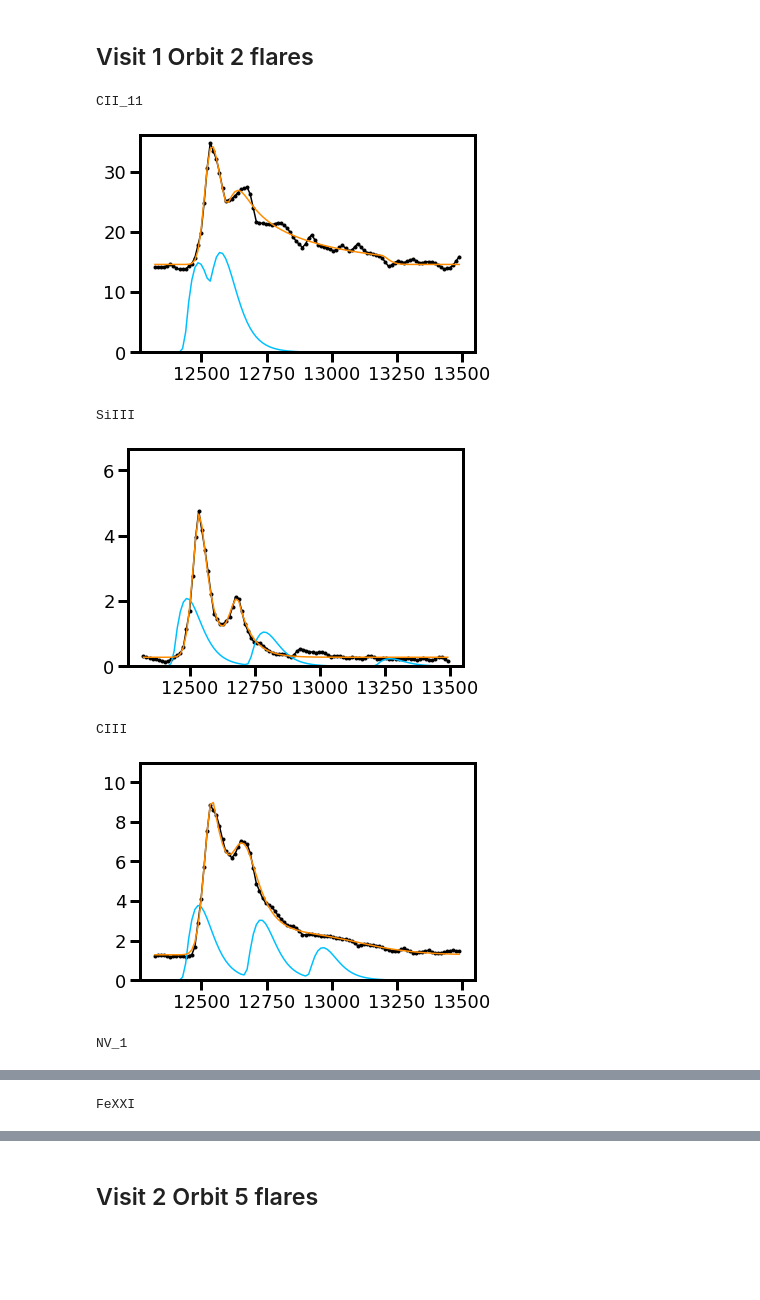
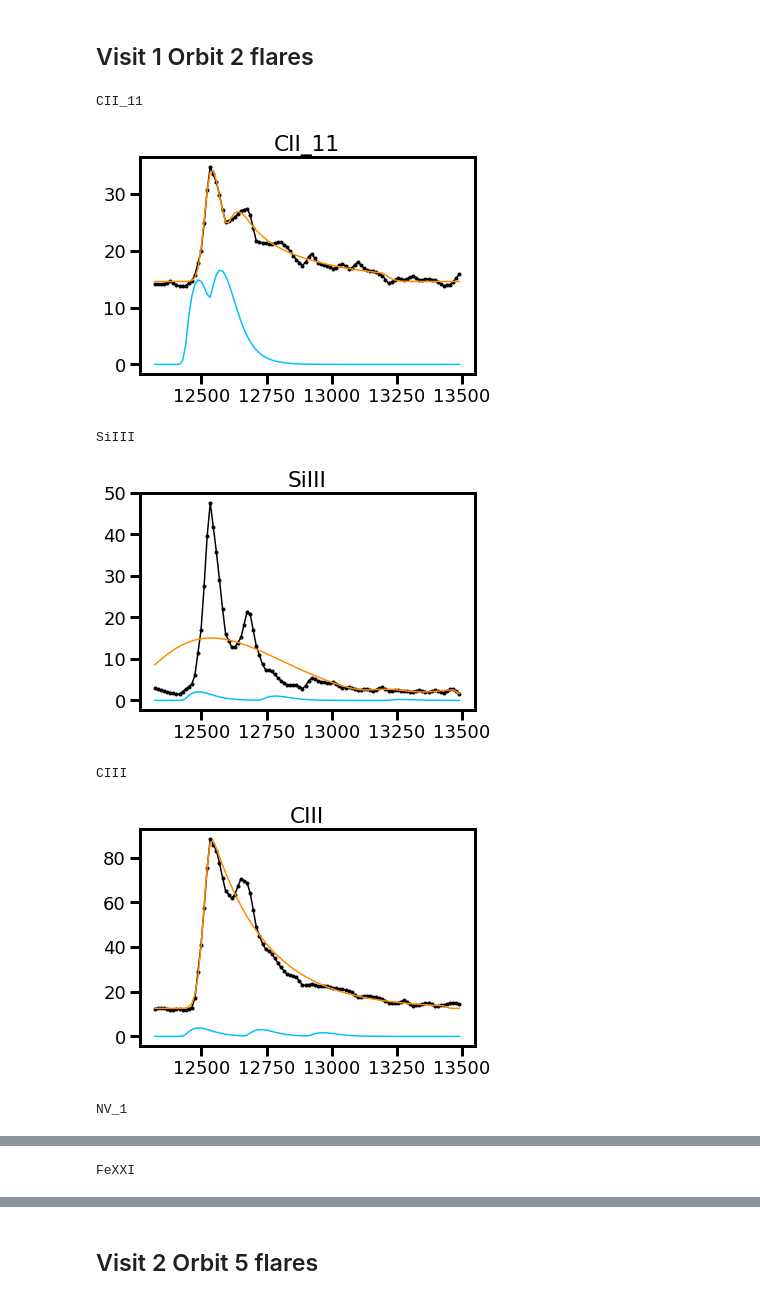
Before and after one commit to afeinstein20/cos_flares, a Jupyter notebook: notebooks/flare_analysis.ipynb, the cells around one changed output, grey strips where cells are left out. Saved outputs shown, nothing was run; the diff lists cells and outputs as text; code cells hidden in the pictures; blank space fills up the shorter version.

```diff
--- a/notebooks/flare_analysis.ipynb
+++ b/notebooks/flare_analysis.ipynb
@@ -529,11 +328,11 @@ for j in [1,3,-4,-3,-1]:
     upsample = np.linspace(fwc.time[mask].min(), fwc.time[mask].max(), 40)
 
     if ion !='CIII':
+        finterp = interp1d(fwc.time[mask].value, f[mask]/1e-13)
+        einterp = interp1d(fwc.time[mask].value, e[mask]/1e-13)
+    else:
         finterp = interp1d(fwc.time[mask].value, f[mask]/1e-12)
         einterp = interp1d(fwc.time[mask].value, e[mask]/1e-12)
-    else:
-        finterp = interp1d(fwc.time[mask].value, f[mask]/1e-11)
-        einterp = interp1d(fwc.time[mask].value, e[mask]/1e-11)
 
     plt.plot(upsample,
              finterp(upsample),
@@ -591,20 +390,21 @@ fmodels = []
 
 mask = f_int[1] > 0
 tmp1 = []
+scalings = []
 
 for ion in ions:
     print(ion)
 
     upsample = np.linspace(fwc.time[mask].min(), fwc.time[mask].max(), 100)
 
-    if ion !='CIII':
-        finterp = interp1d(fwc.time[mask], fwc.width_table[ion][mask]/1e-12)
-        einterp = interp1d(fwc.time[mask], fwc.error_table[ion][mask]/1e-12)
+    if ion not in ['CIII','CII_11','FeXXI']:
+        scaling=1e-13
+        finterp = interp1d(fwc.time[mask], fwc.width_table[ion][mask]/scaling)
+        einterp = interp1d(fwc.time[mask], fwc.error_table[ion][mask]/scaling)
+    else:
         scaling=1e-12
-    else:
-        finterp = interp1d(fwc.time[mask], fwc.width_table[ion][mask]/1e-11)
-        einterp = interp1d(fwc.time[mask], fwc.error_table[ion][mask]/1e-11)
-        scaling=1e-11
+        finterp = interp1d(fwc.time[mask], fwc.width_table[ion][mask]/scaling)
+        einterp = interp1d(fwc.time[mask], fwc.error_table[ion][mask]/scaling)
 
     plt.plot(upsample,
              finterp(upsample),
@@ -612,42 +412,43 @@ for ion in ions:
 
     t0, amp = multi_peaks(fwc.time[mask], fwc.width_table[ion][mask])
     rise, decay = [10,10,10],[50,50,50]
+    scalings.append(scaling)
 
-
-    if ion == 'SiIII' or ion == 'CIII' or ion=='NV_1':
+    if ion == 'SiIII' or ion == 'CIII':# or ion=='NV_1':
         out = fwc.fit_flare(ion=ion, mask=mask, model='convolved',
                             eta=t0-20, omega=np.full(3,50),
                             alpha=np.full(3,50),
-                            amp=amp/scaling*10, t0=t0+300, rise=rise, decay=decay,
+                            amp=amp/scaling, t0=t0+300, rise=rise, decay=decay,
                             x=upsample.value, y=finterp(upsample),
                             yerr=einterp(upsample))
-    elif ion == 'CII_11':
+    elif ion == 'CII_11' or ion=='NV_1':
         t0[1]-=100
         out = fwc.fit_flare(ion=ion, mask=mask, model='convolved',
                             eta=t0[:2]-20, omega=np.full(2,50),
                             alpha=np.full(2,50),
                             amp=amp[:2]/scaling*10, t0=t0[:2]+300,
                             rise=rise[:2], decay=decay[:2],
                             x=upsample.value, y=finterp(upsample),
                             yerr=einterp(upsample))
     else:
         out = fwc.fit_flare(ion=ion, mask=mask, model='convolved',
                             eta=t0[:1]-20, omega=[150], alpha=[50],
-                            amp=amp[:1]/1e-12*10,t0=t0[:1]+300, rise=rise[:1], decay=decay[:1],
+                            amp=amp[:1]/1e-12,t0=t0[:1]+300, rise=rise[:1], decay=decay[:1],
                             x=upsample.value, y=finterp(upsample))#,
                             #yerr=einterp(upsample))
     plt.plot(upsample, out[-2], color='deepskyblue')
     plt.plot(upsample, out[-1].best_fit, color='darkorange')
-    plt.ylim(0, np.nanmax(out[-1].best_fit)+2)
+    #plt.ylim(0, np.nanmax(out[-1].best_fit)+2)
+    plt.title(ion)
     tmp1.append(out)
     plt.show()
 
 fmodels.append(tmp1)
 # %% [output]
 CII_11
-[figure, old version]
+[figure, new version]
 SiIII
-[figure, old version]
+[figure, new version]
 CIII
-[figure, old version]
+[figure, new version]
 NV_1
```
Also changed, not shown: parts of 22 cells of this notebook, 8 other files.
